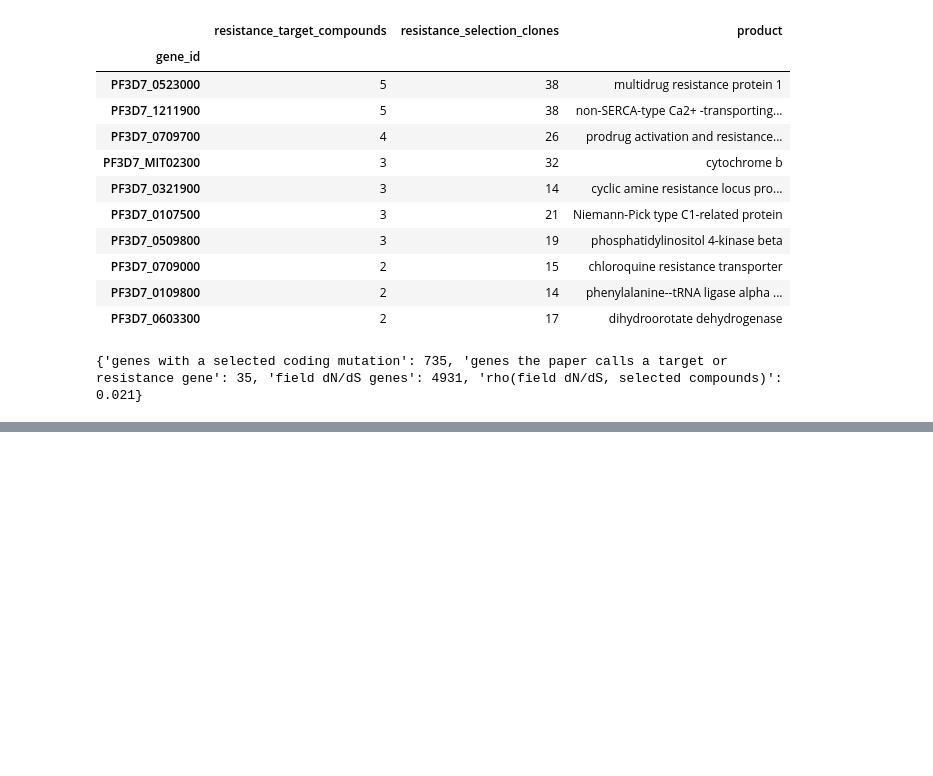
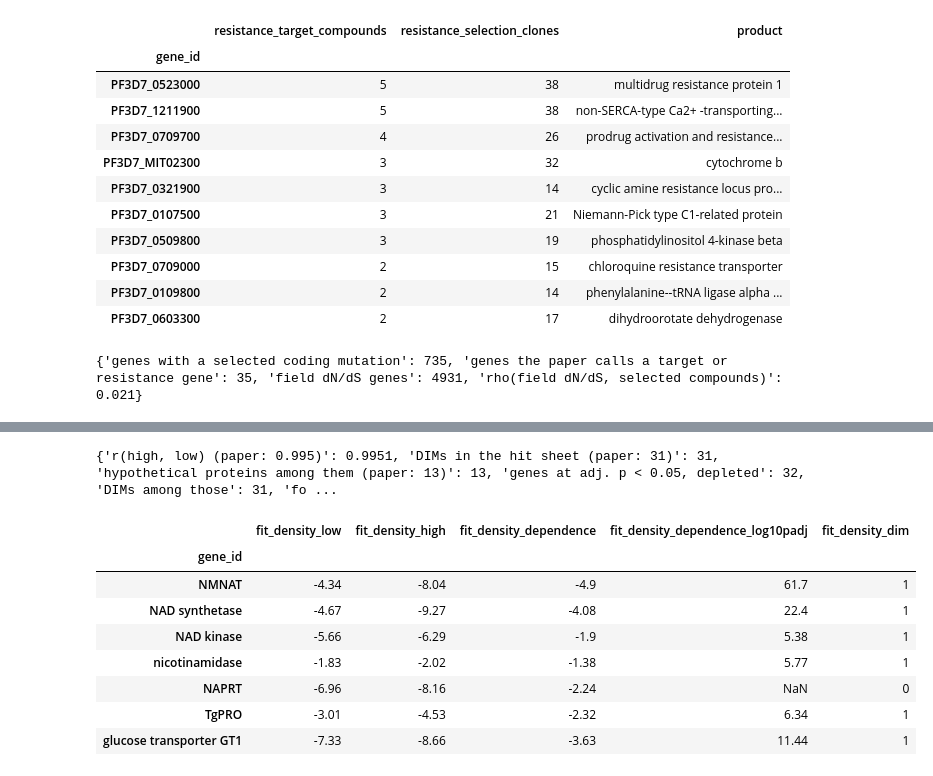
Before and after one commit to EinarOlafsson/starplast, a Jupyter notebook: notebooks/derive_deposits_2026_09.ipynb, the cells around one changed output, grey strips where cells are left out. Cells and saved outputs as stored; diff of their text form; code cells hidden in the pictures; blank space fills up the shorter version.

```diff
--- a/notebooks/derive_deposits_2026_09.ipynb
+++ b/notebooks/derive_deposits_2026_09.ipynb
@@ -510,0 +515,32 @@ called.assign(product=product.reindex(called.index))[['resistance_target_compoun
+# %%
+density = D.density_screen(DATA)
+path = os.path.join(DATA, *D.DENSITY)
+hits = pd.read_excel(path, sheet_name='GWS DIM Hits')
+d = density.set_index('gene_id')
+sig = d[(d.fit_density_dependence_log10padj > -np.log10(0.05)) & (d.fit_density_dependence < 0)]
+rule = d[(d.fit_density_dependence <= -2) & (d.fit_density_dependence_log10padj > 4)]
+confident = set(hits.Gene[hits.iloc[:, 4].eq('high confidence')])
+{'r(high, low) (paper: 0.995)': round(float(stats.pearsonr(d.fit_density_high, d.fit_density_low)[0]), 4),
+ 'DIMs in the hit sheet (paper: 31)': int(d.fit_density_dim.sum()),
+ 'hypothetical proteins among them (paper: 13)': int(hits.Annotation.eq('hypothetical protein').sum()),
+ 'genes at adj. p < 0.05, depleted': len(sig),
+ 'DIMs among those': int(sig.fit_density_dim.sum()),
+ 'four-fold at adj. p < 1e-4 (paper: 12)': len(rule),
+ 'identical to the sheet\'s high-confidence set': set(rule.index) == confident}
+# %% [output]
+{'r(high, low) (paper: 0.995)': 0.9951, 'DIMs in the hit sheet (paper: 31)': 31, 'hypothetical proteins among them (paper: 13)': 13, 'genes at adj. p < 0.05, depleted': 32, 'DIMs among those': 31, 'fo ...
+# %%
+nad = {'TGGT1_305840': 'NMNAT', 'TGGT1_269800': 'NAD synthetase', 'TGGT1_244700': 'NAD kinase',
+       'TGGT1_281990': 'nicotinamidase', 'TGGT1_208530': 'NAPRT', 'TGGT1_202900': 'TgPRO',
+       'TGGT1_214320': 'glucose transporter GT1'}
+d.loc[list(nad)].rename(index=nad)[['fit_density_low', 'fit_density_high', 'fit_density_dependence', 'fit_density_dependence_log10padj', 'fit_density_dim']].round(2)
+# %% [output]
+|  | fit_density_low | fit_density_high | fit_density_dependence | fit_density_dependence_log10padj | fit_density_dim |
+| gene_id |  |  |  |  |  |
+| NMNAT | -4.34 | -8.04 | -4.9 | 61.7 | 1 |
+| NAD synthetase | -4.67 | -9.27 | -4.08 | 22.4 | 1 |
+| NAD kinase | -5.66 | -6.29 | -1.9 | 5.38 | 1 |
+| nicotinamidase | -1.83 | -2.02 | -1.38 | 5.77 | 1 |
+| NAPRT | -6.96 | -8.16 | -2.24 | NaN | 0 |
+| TgPRO | -3.01 | -4.53 | -2.32 | 6.34 | 1 |
+| glucose transporter GT1 | -7.33 | -8.66 | -3.63 | 11.44 | 1 |
```
Also changed, not shown: parts of 6 cells of this notebook, 30 other files.
